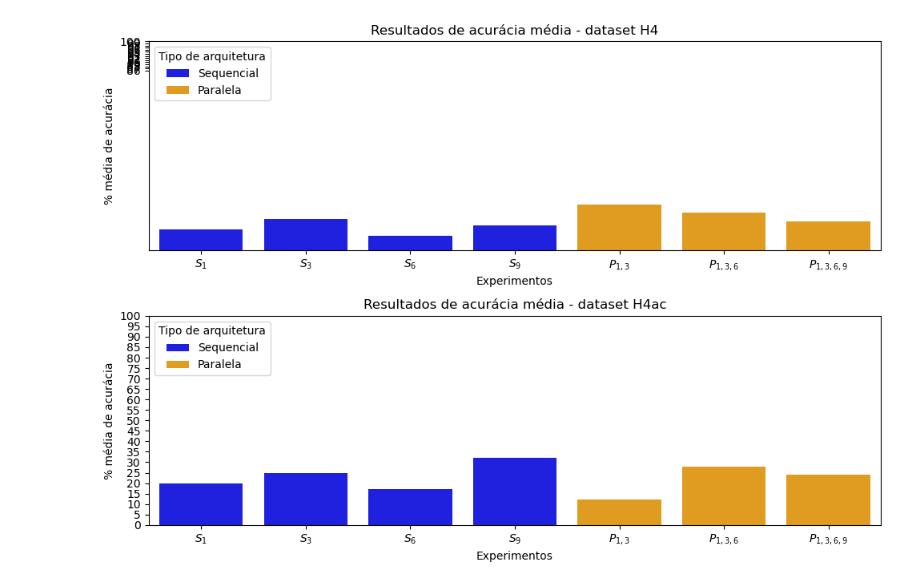
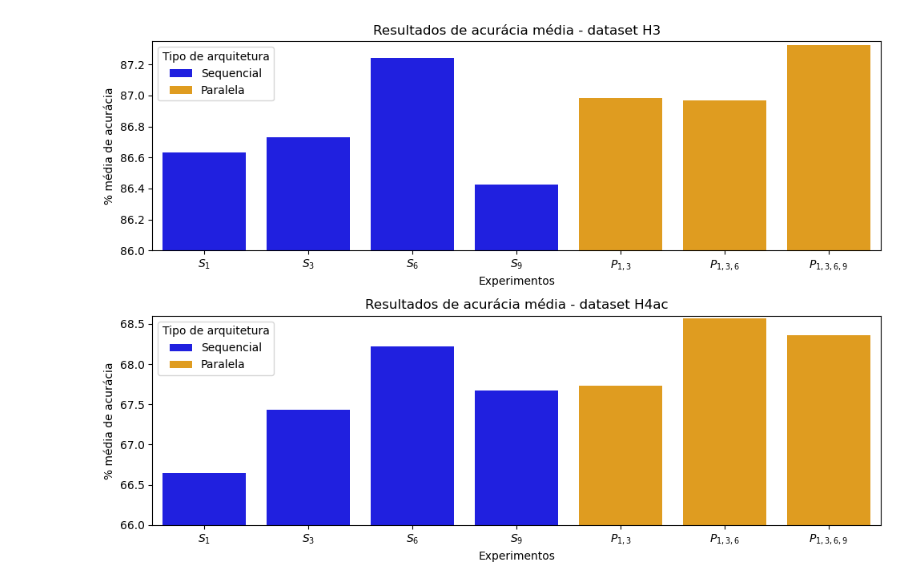
Before and after one commit to danielteodosio/parallelConvolutionExperiments, a Jupyter notebook: resultados/graphic_generate.ipynb, the cells around one changed output. Saved outputs shown, nothing was run; the diff lists cells and outputs as text; code cells hidden in the pictures.

```diff
--- a/resultados/graphic_generate.ipynb
+++ b/resultados/graphic_generate.ipynb
@@ -15,35 +15,35 @@ df1 = pd.DataFrame(data1)
 # Dados para o segundo subplot
 data2 = {
     'categoria': ['Sequencial'] * 4 + ['Paralela'] * 3,
-    'Valores': [20, 25, 17, 32, 12, 28, 24],
+    'Valores': [66.648, 67.435, 68.215, 67.673333, 67.734, 68.572, 68.357],
     'Nomes': ['$S_{1}$', '$S_{3}$', '$S_{6}$', '$S_{9}$', '$P_{1, 3}$', '$P_{1, 3, 6}$', '$P_{1, 3, 6, 9}$']
 }
 
 df2 = pd.DataFrame(data2)
 
 # Criação dos subplots
 fig, (ax1, ax2) = plt.subplots(2, 1, figsize=(10, 7))  # Altura reduzida pela metade
 
 # Primeiro subplot
 sns.barplot(ax=ax1, x='Nomes', y='Valores', hue='categoria', data=df1, palette=['blue', 'orange'], dodge=False)
 ax1.set_xlabel('Experimentos')
 ax1.set_ylabel('% média de acurácia')
-ax1.set_title('Resultados de acurácia média - dataset H4')
+ax1.set_title('Resultados de acurácia média - dataset H3')
 ax1.legend(title='Tipo de arquitetura', loc='upper left')
-ax1.set_yticks(range(86, 88, 1))
+ax1.set_ylim(86, 87.35)  # Ajuste do eixo y
 
 # Segundo subplot
 sns.barplot(ax=ax2, x='Nomes', y='Valores', hue='categoria', data=df2, palette=['blue', 'orange'], dodge=False)
 ax2.set_xlabel('Experimentos')
 ax2.set_ylabel('% média de acurácia')
 ax2.set_title('Resultados de acurácia média - dataset H4ac')
 ax2.legend(title='Tipo de arquitetura', loc='upper left')
-ax2.set_yticks(range(0, 101, 5))
+ax2.set_ylim(66, 68.6)
 
 # Ajuste do layout
 plt.tight_layout()
 
 # Exibição do gráfico
 plt.show()
 # %% [output]
-[figure, old version]
+[figure, new version]
```
Also changed, not shown: 8 other files.
